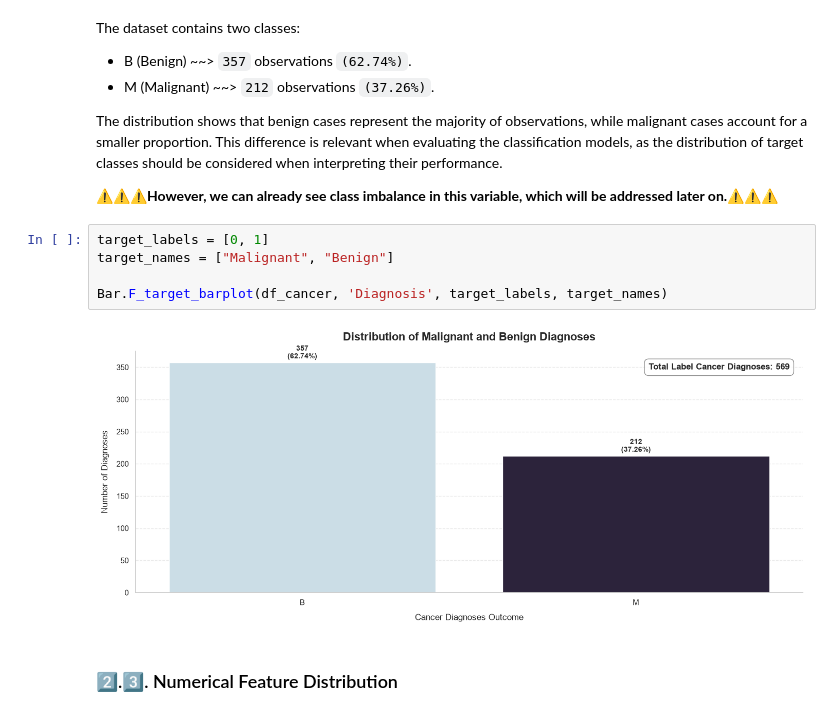
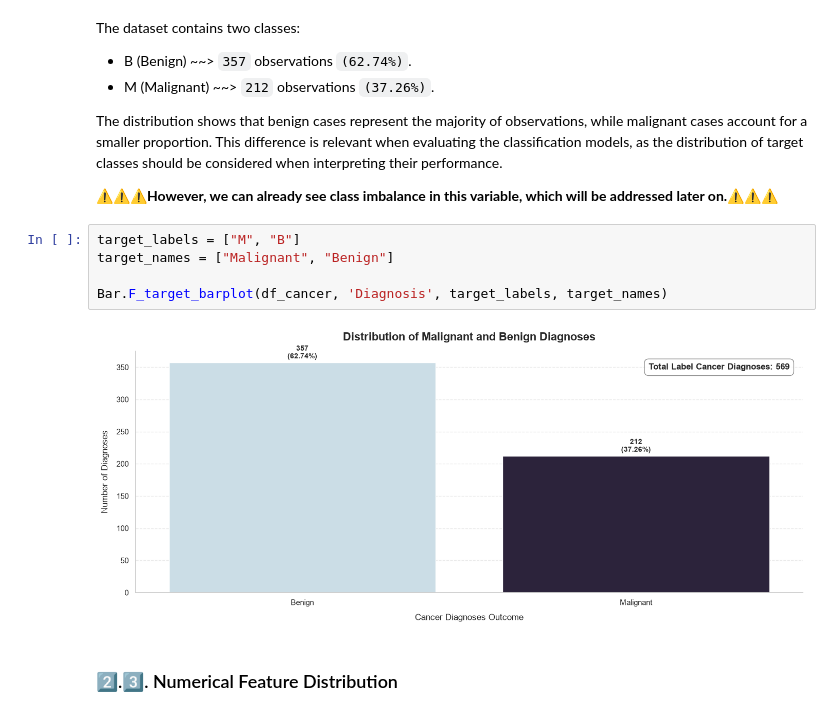
Before and after one commit to CCT-Dublin/CCT_ML_CA_01_50S, a Jupyter notebook: notebooks/CCT_ML_CA_01_50S_2026438.ipynb, the cells around one changed output. Drawn from its saved outputs; the diff is of its cells as text.

```diff
--- a/notebooks/CCT_ML_CA_01_50S_2026438.ipynb
+++ b/notebooks/CCT_ML_CA_01_50S_2026438.ipynb
@@ -323,12 +323,12 @@ The distribution shows that benign cases represent the majority of observations,
 
 **⚠⚠⚠However, we can already see class imbalance in this variable, which will be addressed later on.⚠⚠⚠**
 # %%
-target_labels = [0, 1]
+target_labels = ["M", "B"]
 target_names = ["Malignant", "Benign"]
 
 Bar.F_target_barplot(df_cancer, 'Diagnosis', target_labels, target_names)
 # %% [output]
-[figure, old version]
+[figure, new version]
 # %% [markdown]
 ### 2️⃣.3️⃣. Numerical Feature Distribution
 # %% [markdown]
```
Also changed, not shown: parts of 35 cells of this notebook, 1 other file.
